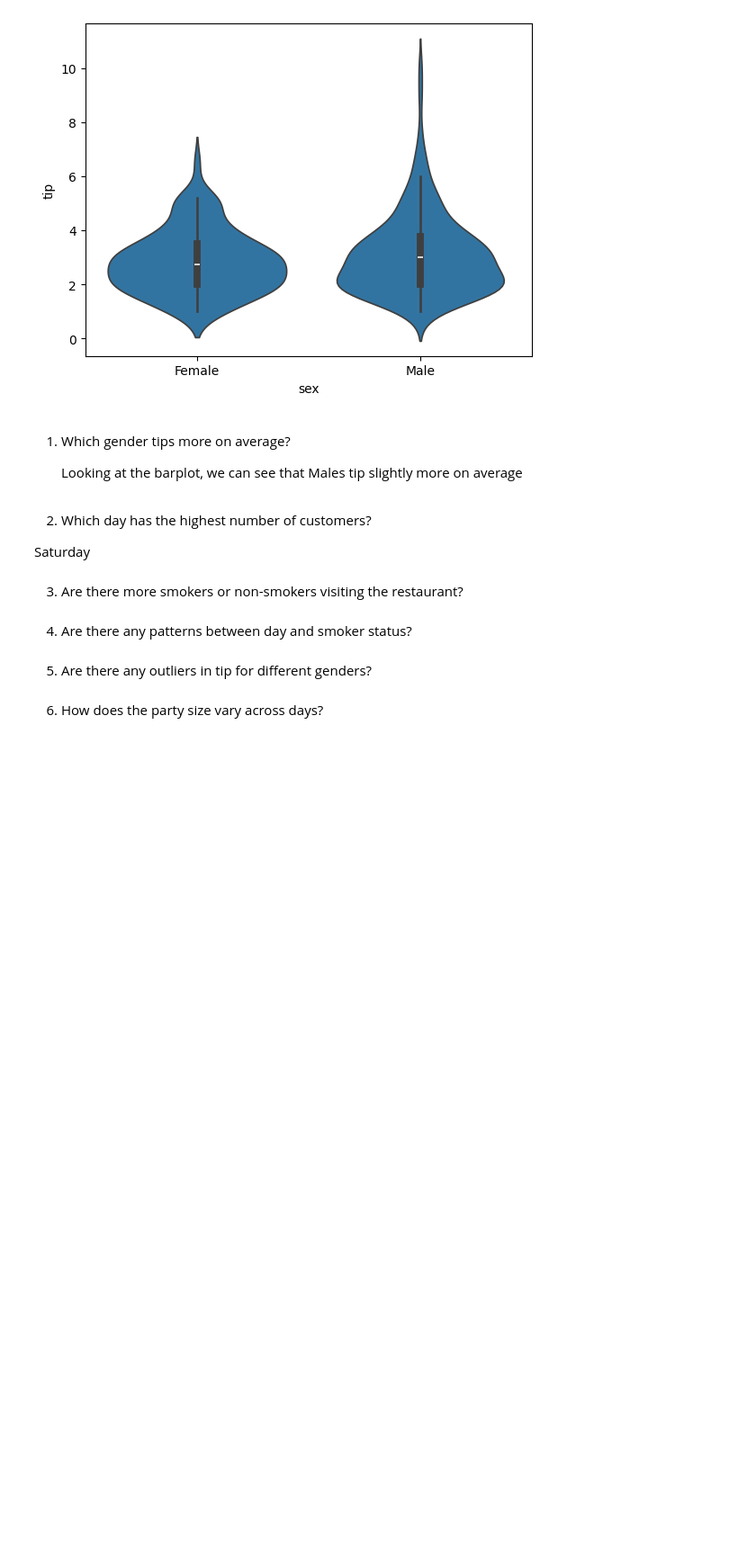
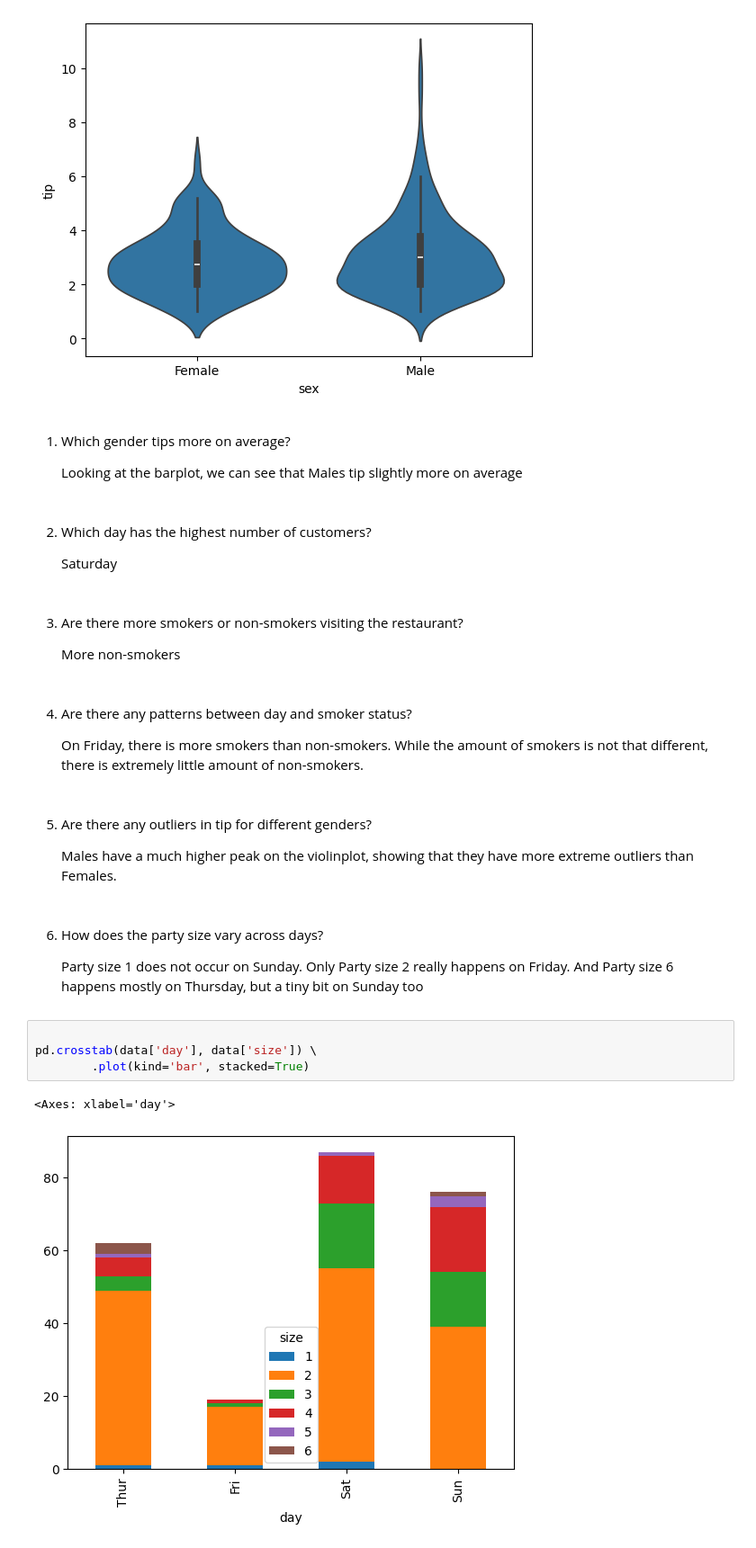
Before and after one commit to MikaelHuff/TechConsulting-Training, a Jupyter notebook: 9-2.ipynb, the cells around one changed output. Shown: that part at 90% size. Saved outputs shown, nothing was run; the diff lists cells and outputs as text; blank space fills up the shorter version.

```diff
--- a/9-2.ipynb
+++ b/9-2.ipynb
@@ -218,12 +222,29 @@ sns.violinplot(data, x='sex',y='tip')
 # %% [markdown]
 2. Which day has the highest number of customers?
 
-Saturday
+    Saturday
 # %% [markdown]
 3. Are there more smokers or non-smokers visiting the restaurant?
+
+    More non-smokers
 # %% [markdown]
 4. Are there any patterns between day and smoker status?
+
+    On Friday, there is more smokers than non-smokers. While the amount of smokers is not that different, there is extremely little amount of non-smokers.
 # %% [markdown]
 5. Are there any outliers in tip for different genders?
+
+    Males have a much higher peak on the violinplot, showing that they have more extreme outliers than Females.
 # %% [markdown]
 6. How does the party size vary across days?
+
+    Party size 1 does not occur on Sunday.
+    Only Party size 2 really happens on Friday.
+    And Party size 6 happens mostly on Thursday, but a tiny bit on Sunday too
+# %%
+
+pd.crosstab(data['day'], data['size']) \
+        .plot(kind='bar', stacked=True)
+# %% [output]
+<Axes: xlabel='day'>
+[figure, added]
```
Also changed, not shown: parts of 10 cells of this notebook, 2 other files.
